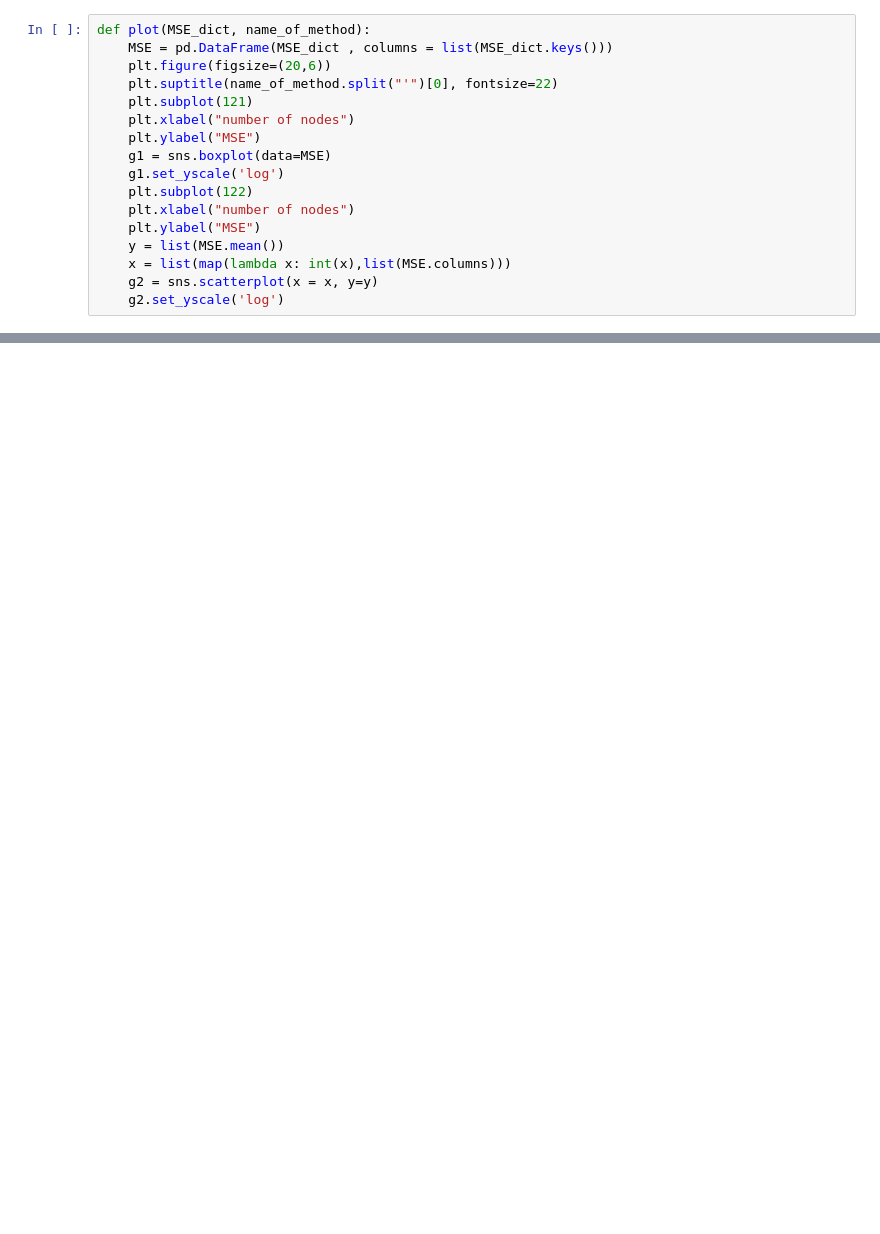
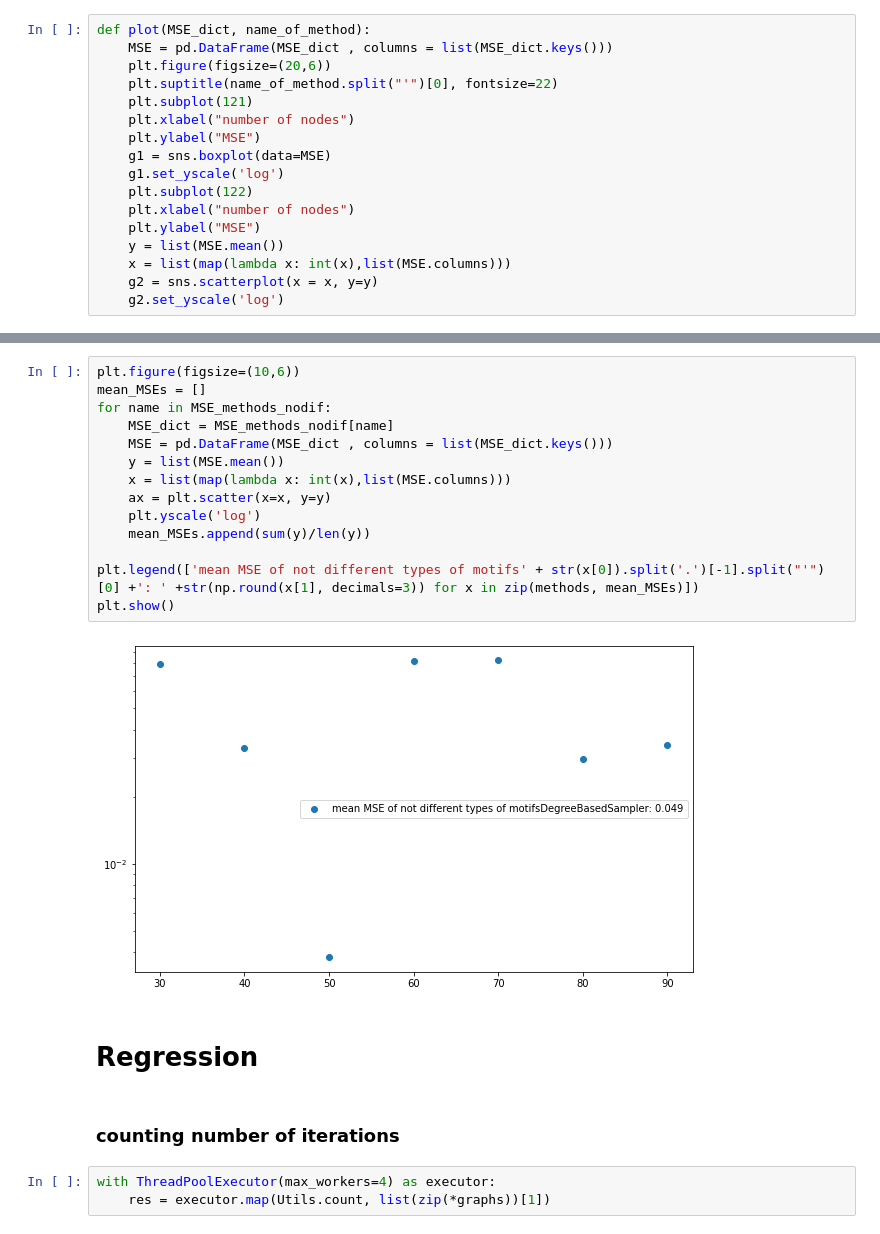
Before and after one commit to anpolol/DifusionPredictionUsingMotifs, a Jupyter notebook: Main.ipynb, the cells around one changed output, grey strips where cells are left out. Drawn from its saved outputs; the diff is of its cells as text; blank space fills up the shorter version.

Commit message:
add Regression, SHAP

```diff
--- a/Main.ipynb
+++ b/Main.ipynb
@@ -553,0 +609,23 @@ plt.show()
+# %%
+plt.figure(figsize=(10,6))
+mean_MSEs = []
+for name in MSE_methods_nodif:
+    MSE_dict = MSE_methods_nodif[name]
+    MSE = pd.DataFrame(MSE_dict , columns = list(MSE_dict.keys()))
+    y = list(MSE.mean())
+    x = list(map(lambda x: int(x),list(MSE.columns)))
+    ax = plt.scatter(x=x, y=y)
+    plt.yscale('log')
+    mean_MSEs.append(sum(y)/len(y))
+
+plt.legend(['mean MSE of not different types of motifs' + str(x[0]).split('.')[-1].split("'")[0] +': ' +str(np.round(x[1], decimals=3)) for x in zip(methods, mean_MSEs)])
+plt.show()
+# %% [output]
+[figure, added]
+# %% [markdown]
+# Regression
+# %% [markdown]
+### counting number of iterations
+# %%
+with ThreadPoolExecutor(max_workers=4) as executor:
+    res = executor.map(Utils.count, list(zip(*graphs))[1])
```
Also changed, not shown: parts of 28 cells of this notebook, 1 other file.
